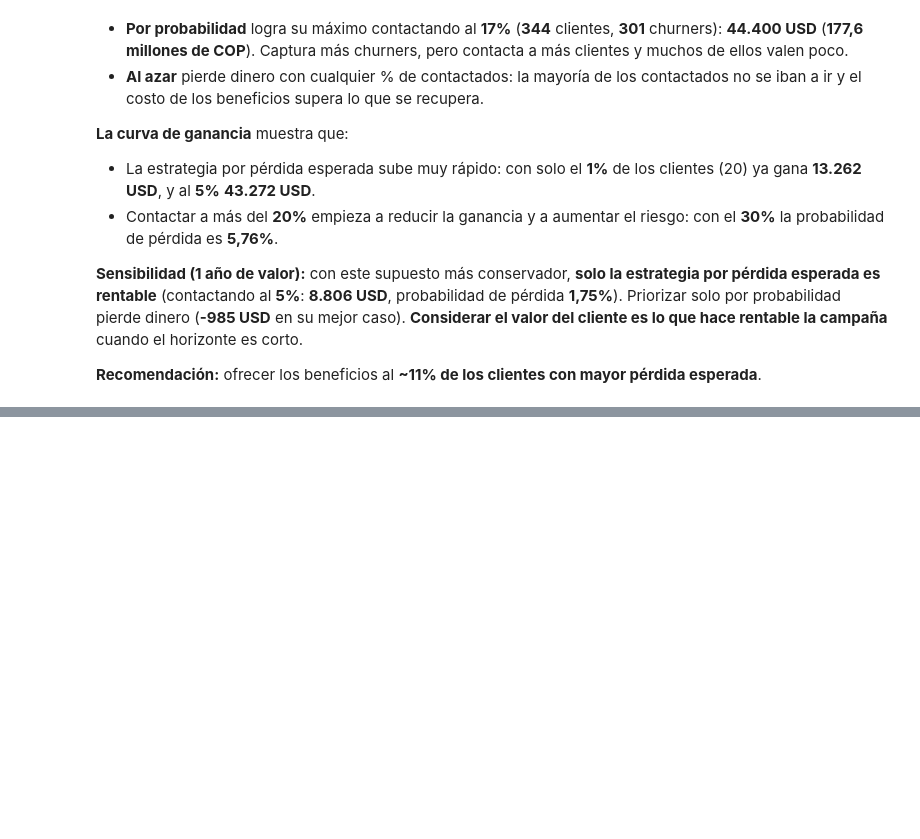
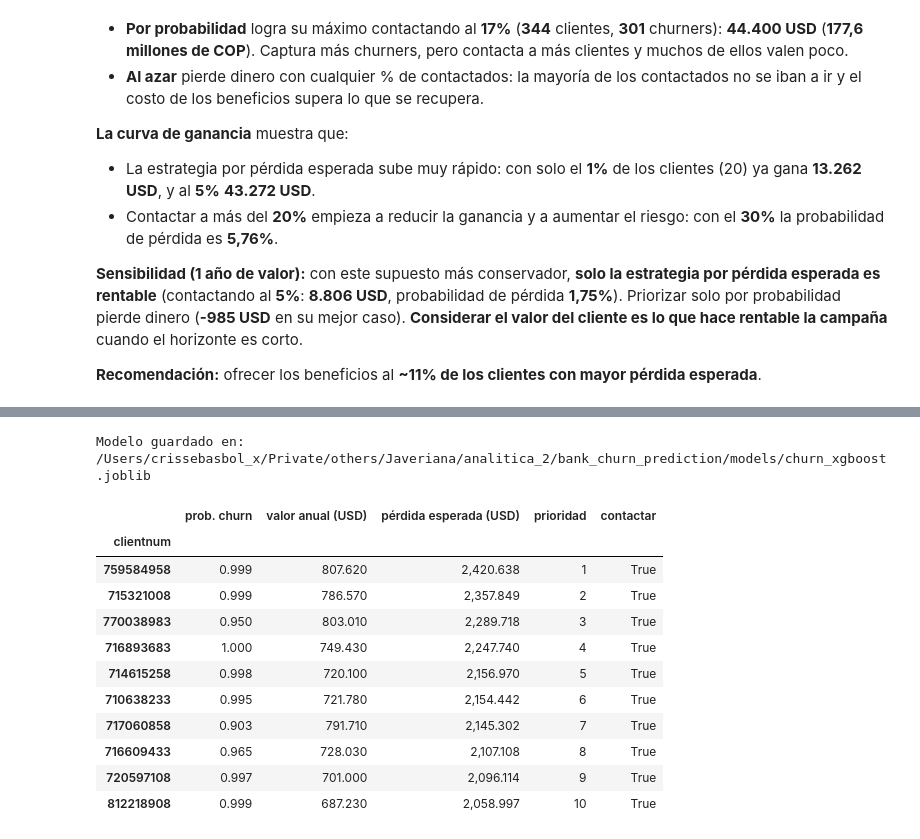
Before and after one commit to crissebasbol/bank_churn_prediction, a Jupyter notebook: notebooks/churn_analysis.ipynb, the cells around one changed output, grey strips where cells are left out. Drawn from its saved outputs; the diff is of its cells as text; code cells hidden in the pictures; blank space fills up the shorter version.

```diff
--- a/notebooks/churn_analysis.ipynb
+++ b/notebooks/churn_analysis.ipynb
@@ -1361,0 +1385,24 @@ montecarlo.format_table(montecarlo.best_by_strategy(mc_summary_1y))
+# %%
+model_path = scoring.save_model(final_model)
+print(f"Modelo guardado en: {model_path}")
+# %% [output]
+Modelo guardado en: /Users/crissebasbol_x/Private/others/Javeriana/analitica_2/bank_churn_prediction/models/churn_xgboost.joblib
+# %%
+deployed_model = scoring.load_model(model_path)
+# %%
+campaign_list = scoring.score_clients(deployed_model, X_test, contact_fraction=0.11)
+# %%
+campaign_list.head(10)
+# %% [output]
+|  | prob. churn | valor anual (USD) | pérdida esperada (USD) | prioridad | contactar |
+| clientnum |  |  |  |  |  |
+| 759584958 | 0.999 | 807.620 | 2,420.638 | 1 | True |
+| 715321008 | 0.999 | 786.570 | 2,357.849 | 2 | True |
+| 770038983 | 0.950 | 803.010 | 2,289.718 | 3 | True |
+| 716893683 | 1.000 | 749.430 | 2,247.740 | 4 | True |
+| 714615258 | 0.998 | 720.100 | 2,156.970 | 5 | True |
+| 710638233 | 0.995 | 721.780 | 2,154.442 | 6 | True |
+| 717060858 | 0.903 | 791.710 | 2,145.302 | 7 | True |
+| 716609433 | 0.965 | 728.030 | 2,107.108 | 8 | True |
+| 720597108 | 0.997 | 701.000 | 2,096.114 | 9 | True |
+| 812218908 | 0.999 | 687.230 | 2,058.997 | 10 | True |
```
Also changed, not shown: parts of 11 cells of this notebook, 11 other files.
